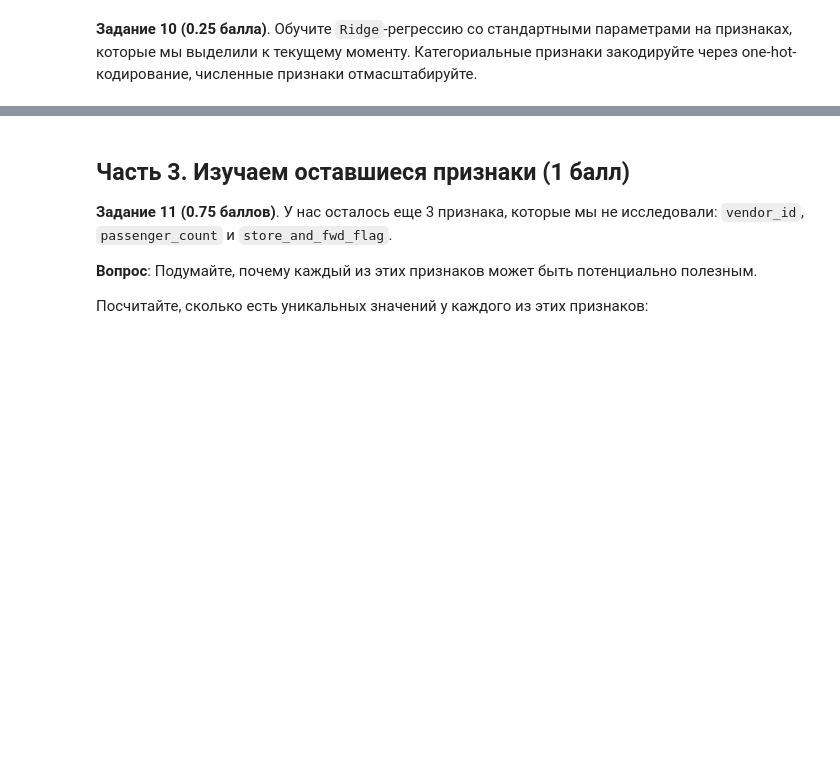
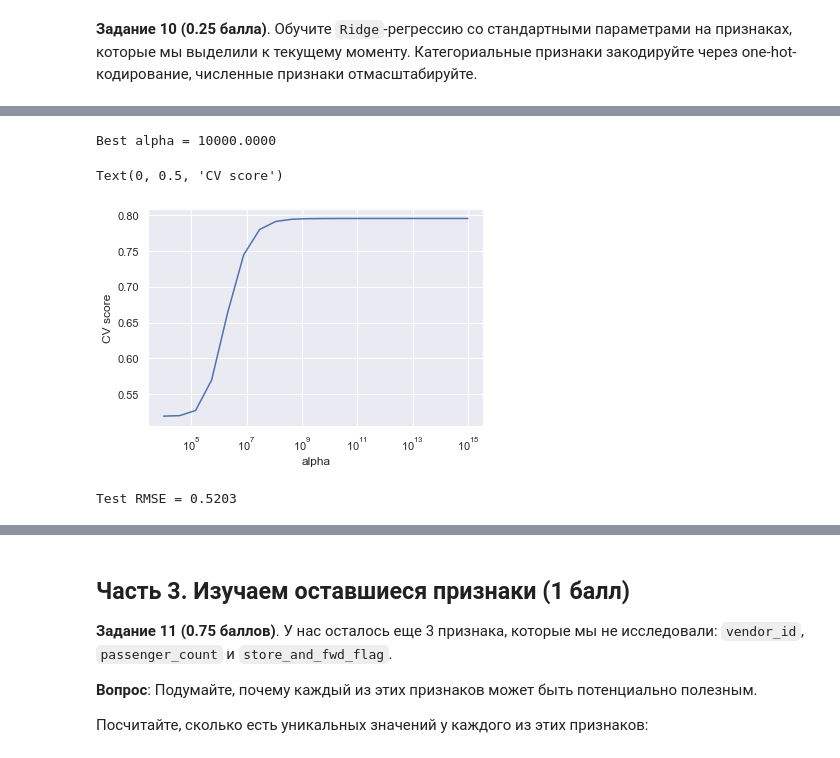
Before and after one commit to DataStas/cv_StanislavS, a Jupyter notebook: taxi/taxi.ipynb, the cells around one changed output, grey strips where cells are left out. Saved outputs shown, nothing was run; the diff lists cells and outputs as text; code cells hidden in the pictures; blank space fills up the shorter version.

```diff
--- a/taxi/taxi.ipynb
+++ b/taxi/taxi.ipynb
@@ -885,0 +848,2 @@ test_cut.iloc[0:5,-2:]
+# %%
+df = pd.read_csv("../data/taxi_train.csv")
@@ -885,0 +883,3 @@ test_cut.iloc[0:5,-2:]
+# %%
+X_train = train[['anomal1','anomal2', 'trip_bad_traffic','trip_good_traffic','start_point','end_point','air_1','air_2']]
+X_test = test[['anomal1','anomal2', 'trip_bad_traffic','trip_good_traffic','start_point','end_point','air_1','air_2']]
@@ -885,0 +904,30 @@ test_cut.iloc[0:5,-2:]
+# %%
+from sklearn.model_selection import GridSearchCV
+
+alphas = np.logspace(4, 15, 20)
+searcher = GridSearchCV(Ridge(), [{"alpha": alphas}], scoring=rmse_scorer, cv=10, n_jobs=-1)
+searcher.fit(X_train_scaled, y_train)
+
+best_alpha = searcher.best_params_["alpha"]
+print("Best alpha = %.4f" % best_alpha)
+
+plt.plot(alphas, -searcher.cv_results_["mean_test_score"])
+plt.xscale("log")
+plt.xlabel("alpha")
+plt.ylabel("CV score")
+# %% [output]
+Best alpha = 10000.0000
+Text(0, 0.5, 'CV score')
+[figure, added]
+# %%
+from sklearn.pipeline import Pipeline
+simple_pipeline = Pipeline([
+    ('scaling', StandardScaler()),
+    ('regression', Ridge(best_alpha))
+])
+
+model = simple_pipeline.fit(X_train_scaled, y_train)
+y_pred = model.predict(X_test_scaled)
+print("Test RMSE = %.4f" % rmse(y_test, y_pred))
+# %% [output]
+Test RMSE = 0.5203
```
Also changed, not shown: parts of 41 cells of this notebook, 1 other file.
